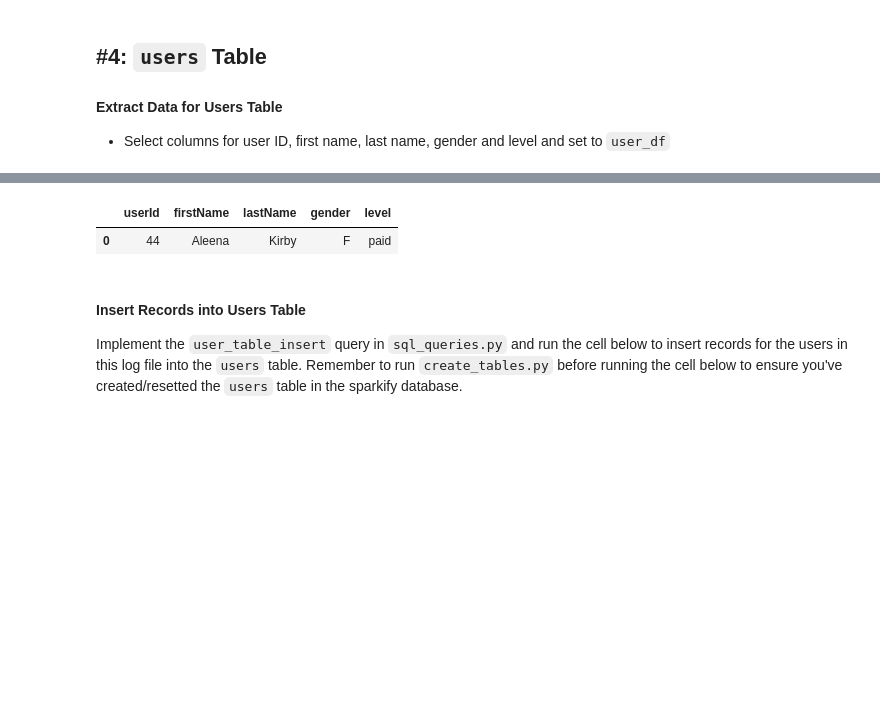
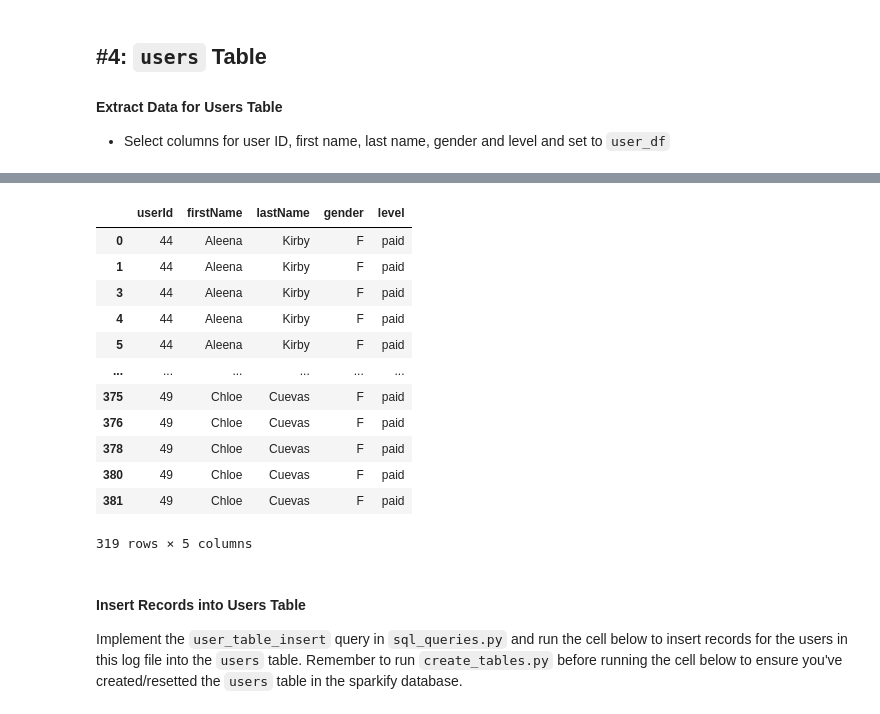
Before and after one commit to Patrick5455/sparkify-data-engineering, a Jupyter notebook: virtual_env_sparkify/etl.ipynb, the cells around one changed output, grey strips where cells are left out. Cells and saved outputs as stored; diff of their text form; code cells hidden in the pictures; blank space fills up the shorter version.

```diff
--- a/virtual_env_sparkify/etl.ipynb
+++ b/virtual_env_sparkify/etl.ipynb
@@ -128,6 +131,6 @@ first_log_file = filepath[0]
 # %%
-df = pd.read_json(first_log_file, lines=True)
-df.head()
+df2 = pd.read_json(first_log_file, lines=True)
+df2.head()
 # %% [output]
 |  | artist | auth | firstName | gender | itemInSession | lastName | length | level | location | method | ... |
 | 0 | Mudhoney | Logged In | Aleena | F | 10 | Kirby | 231.57506 | paid | Waterloo-Cedar Falls, IA | PUT | ... |
@@ -146,8 +149,8 @@ df.head()
 - Specify labels for these columns and set to `column_labels`
 - Create a dataframe, `time_df,` containing the time data for this file by combining `column_labels` and `time_data` into a dictionary and converting this into a dataframe
 # %%
-df =  df.query('page == "NextSong"')
-df.head()
+df2 =  df2.query('page == "NextSong"')
+df2.head()
 # %% [output]
 |  | artist | auth | firstName | gender | itemInSession | lastName | length | level | location | method | ... |
 | 0 | Mudhoney | Logged In | Aleena | F | 10 | Kirby | 231.57506 | paid | Waterloo-Cedar Falls, IA | PUT | ... |
@@ -207,11 +214,22 @@ df.head(1)
 |  | artist | auth | firstName | gender | itemInSession | lastName | length | level | location | method | ... |
 | 0 | Mudhoney | Logged In | Aleena | F | 10 | Kirby | 231.57506 | paid | Waterloo-Cedar Falls, IA | PUT | ... |
 # %%
-user_df = df[['userId','firstName', 'lastName', 'gender','level']].head(1)
+user_df = df2[['userId','firstName', 'lastName', 'gender','level']]
 user_df
 # %% [output]
 |  | userId | firstName | lastName | gender | level |
 | 0 | 44 | Aleena | Kirby | F | paid |
+| 1 | 44 | Aleena | Kirby | F | paid |
+| 3 | 44 | Aleena | Kirby | F | paid |
+| 4 | 44 | Aleena | Kirby | F | paid |
+| 5 | 44 | Aleena | Kirby | F | paid |
+| ... | ... | ... | ... | ... | ... |
+| 375 | 49 | Chloe | Cuevas | F | paid |
+| 376 | 49 | Chloe | Cuevas | F | paid |
+| 378 | 49 | Chloe | Cuevas | F | paid |
+| 380 | 49 | Chloe | Cuevas | F | paid |
+| 381 | 49 | Chloe | Cuevas | F | paid |
+319 rows × 5 columns
 # %% [markdown]
 #### Insert Records into Users Table
 Implement the `user_table_insert` query in `sql_queries.py` and run the cell below to insert records for the users in this log file into the `users` table. Remember to run `create_tables.py` before running the cell below to ensure you've created/resetted the `users` table in the sparkify database.
```
Also changed, not shown: parts of 14 cells of this notebook, 3 other files.
